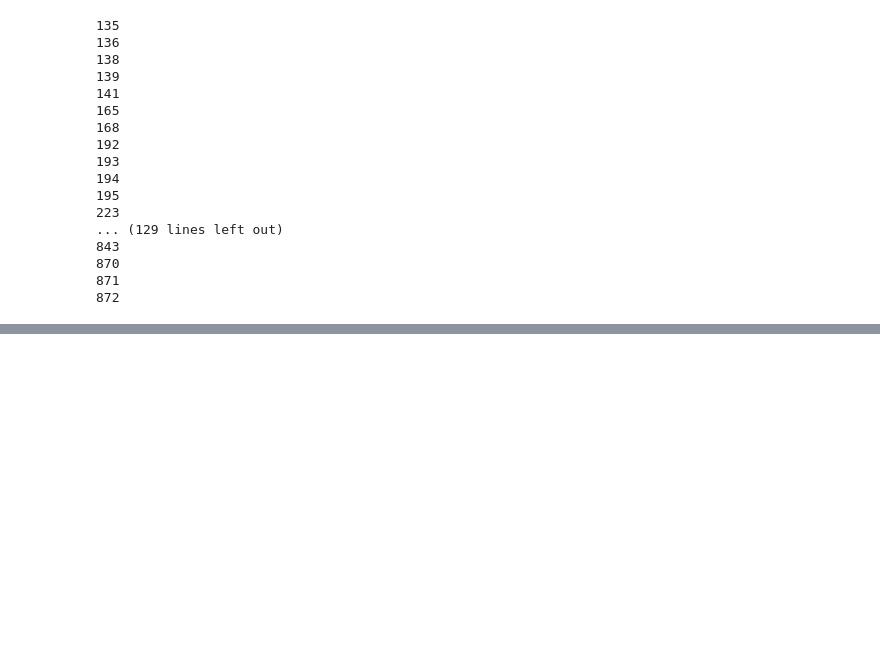
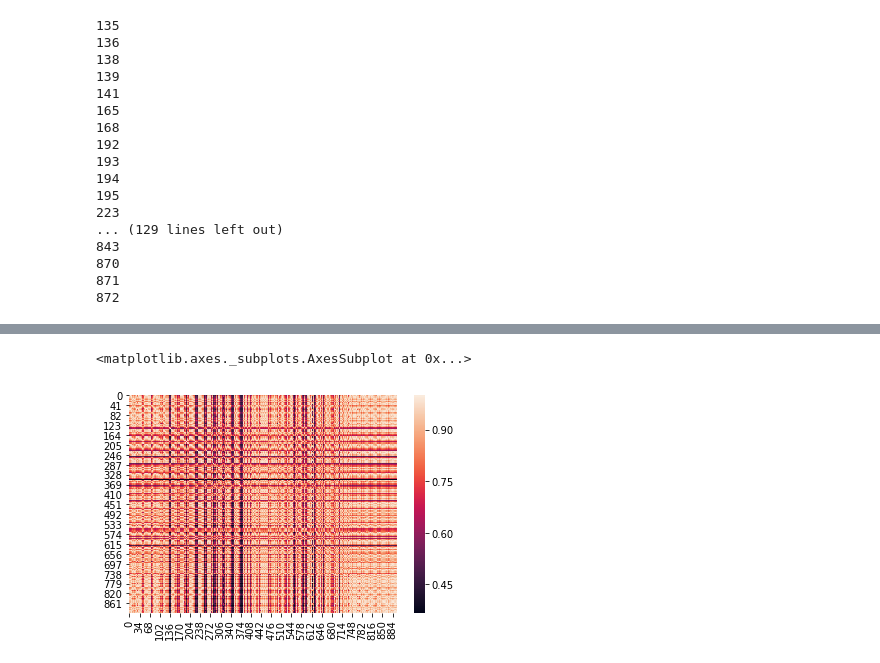
Before and after one commit to Elliebababa/MobileTrafficPrediction, a Jupyter notebook: src/models/kegra/generate_weight_matrix.ipynb, the cells around one changed output, grey strips where cells are left out. Cells and saved outputs as stored; diff of their text form; code cells hidden in the pictures; blank space fills up the shorter version.

```diff
--- a/src/models/kegra/generate_weight_matrix.ipynb
+++ b/src/models/kegra/generate_weight_matrix.ipynb
@@ -149,0 +168,6 @@ for i,sss in enumerate(ss):
+# %%
+wei = np.load('wight_matrix_lb_weekly_4070.npy')
+sns.heatmap(wei)
+# %% [output]
+<matplotlib.axes._subplots.AxesSubplot at 0x...>
+[figure, added]
```
Also changed, not shown: parts of 8 cells of this notebook, 2 other files.
